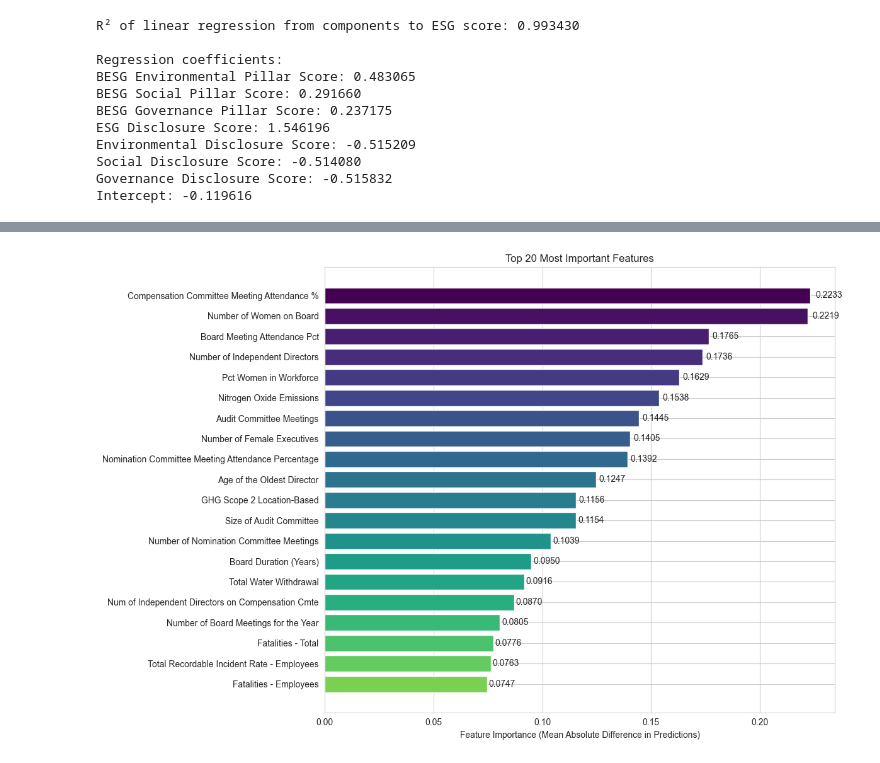
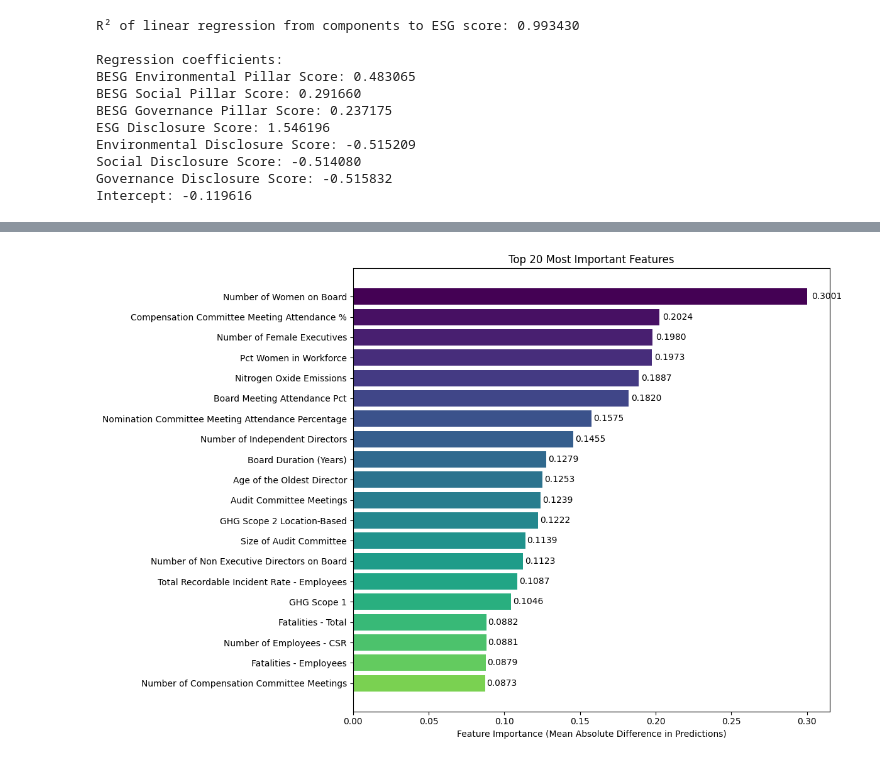
Before and after one commit to XYinfg/esg_analytics, a Jupyter notebook: LSTM/esg_prediction_energy_lstm_2layer.ipynb, the cells around one changed output, grey strips where cells are left out. Cells and saved outputs as stored; diff of their text form; code cells hidden in the pictures.

```diff
--- a/LSTM/esg_prediction_energy_lstm_2layer.ipynb
+++ b/LSTM/esg_prediction_energy_lstm_2layer.ipynb
@@ -178,6 +369,34 @@ plt.show()
 # %%
 # Evaluate the model
-results = evaluate_two_layer_model(model, test_loader, device, component_cols)
+
+# Read model from .pt file
+try:
+	# Try loading the model directly
+	best_model_state = torch.load('best_two_layer_model.pt')
+
+	# Check if it's a state dictionary
+	if isinstance(best_model_state, dict) and 'state_dict' in best_model_state:
+		best_model = best_model_state['model']
+	elif hasattr(best_model_state, 'state_dict'):
+		best_model = best_model_state
+	else:
+		# Create a new model with the same architecture as the trained one
+		best_model = TwoLayerESGModel(
+			input_size=len(feature_names),
+			hidden_size=256,
+			num_layers=3,
+			component_size=len(component_cols),
+			dropout=0.2
+		)
+		# Load the state dictionary
+		best_model.load_state_dict(best_model_state)
+except Exception as e:
+	print(f"Error loading model from file: {e}")
+	# Use the model that was already trained in this notebook
+	print("Using the model trained in this notebook instead.")
+	best_model = model
+
+results = evaluate_two_layer_model(best_model, test_loader, device, component_cols)
 
 # Print ESG score metrics
 print("\nESG Score Prediction Metrics:")
@@ -386,35 +601,35 @@ def analyze_feature_importance(model, test_dataset, feature_names, device, n_sam
     return importances
 
 # Get feature importance
-feature_importances = analyze_feature_importance(model, test_dataset, feature_names, device, n_samples=50)
+feature_importances = analyze_feature_importance(best_model, test_dataset, feature_names, device, n_samples=50)
 
 # Plot feature importance
 plt.figure(figsize=(12, 8))
 
 # Get top 20 features
 top_n = 20
 top_features = list(feature_importances.keys())[:top_n]
 top_values = [feature_importances[f] for f in top_features]
 
 # Create plot
 bars = plt.barh(range(len(top_features)), top_values, color=plt.cm.viridis(np.linspace(0, 0.8, len(top_features))))
 
 # Add feature names
 plt.yticks(range(len(top_features)), top_features)
 
 # Add values to bars
 for i, bar in enumerate(bars):
     width = bar.get_width()
     plt.text(width * 1.01, i, f'{width:.4f}', ha='left', va='center')
 
 plt.xlabel('Feature Importance (Mean Absolute Difference in Predictions)')
 plt.title('Top 20 Most Important Features')
 plt.gca().invert_yaxis()  # Display the most important at the top
 plt.tight_layout()
 plt.savefig('feature_importance.png', dpi=300, bbox_inches='tight')
 plt.show()
 # %% [output]
-[figure, old version]
+[figure, new version]
 # %%
 # Print top 10 most important features
 print("\nTop 10 most important features:")
```
Also changed, not shown: parts of 15 cells of this notebook, 21 other files.
